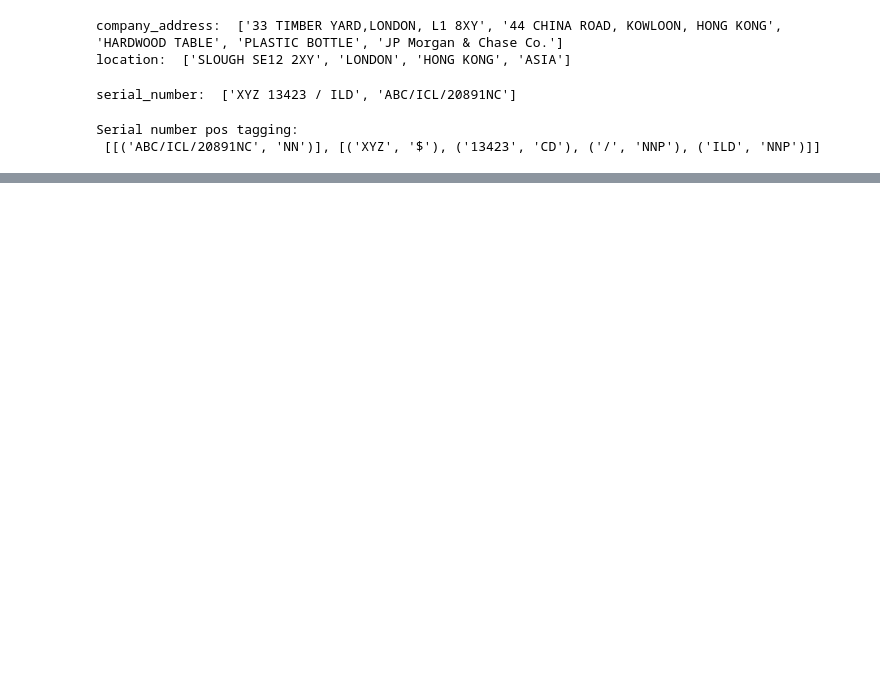
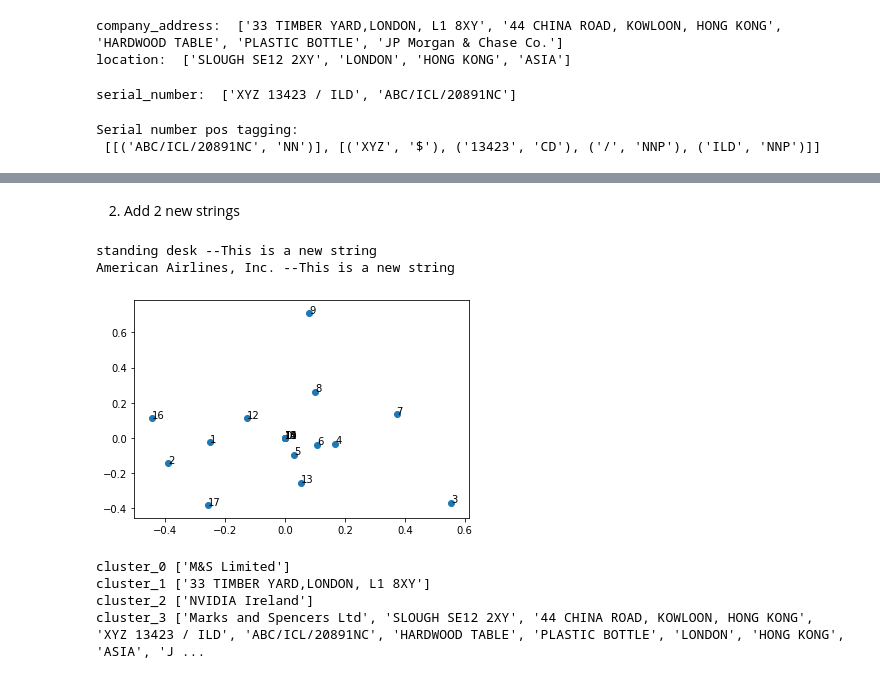
Before and after one commit to zhenyuli1216/Unique-Entity-Identification, a Jupyter notebook: src/test1.ipynb, the cells around one changed output, grey strips where cells are left out. Drawn from its saved outputs; the diff is of its cells as text; code cells hidden in the pictures; blank space fills up the shorter version.

```diff
--- a/src/test1.ipynb
+++ b/src/test1.ipynb
@@ -106,0 +199,16 @@ Serial number pos tagging:
+# %% [markdown]
+2) Add 2 new strings
+# %%
+c_df = get_prediction_df(c_df, tfidf_vectorizer, k = 4, new_string = 'standing desk', plot = False)
+c_df = get_prediction_df(c_df, tfidf_vectorizer, k = 4, new_string = 'American Airlines, Inc.', plot = True)
+# %% [output]
+standing desk --This is a new string
+American Airlines, Inc. --This is a new string
+[figure, added]
+# %%
+print_clusters(c_df)
+# %% [output]
+cluster_0 ['M&S Limited']
+cluster_1 ['33 TIMBER YARD,LONDON, L1 8XY']
+cluster_2 ['NVIDIA Ireland']
+cluster_3 ['Marks and Spencers Ltd', 'SLOUGH SE12 2XY', '44 CHINA ROAD, KOWLOON, HONG KONG', 'XYZ 13423 / ILD', 'ABC/ICL/20891NC', 'HARDWOOD TABLE', 'PLASTIC BOTTLE', 'LONDON', 'HONG KONG', 'ASIA', 'J ...
```
Also changed, not shown: parts of 21 cells of this notebook, 1 other file.
